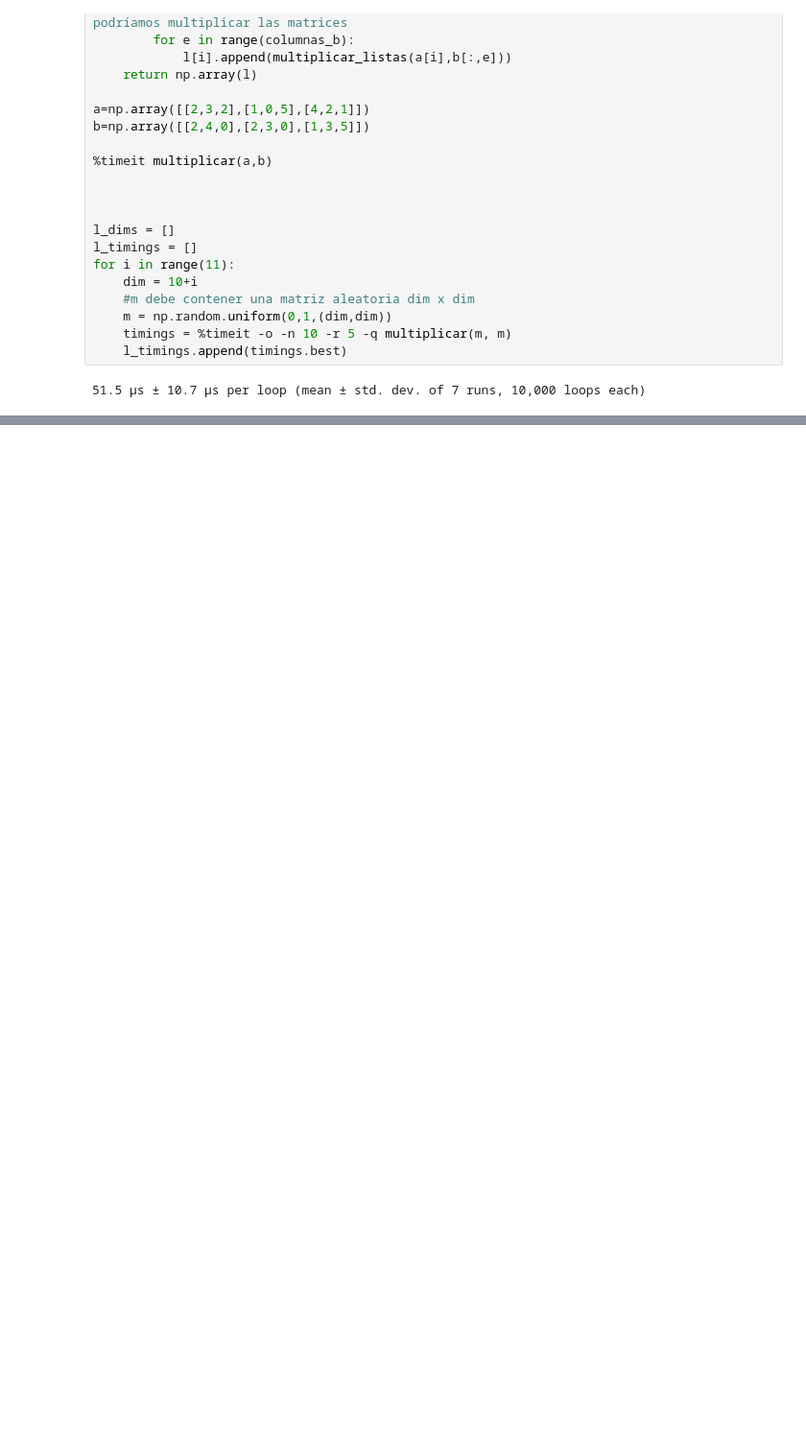
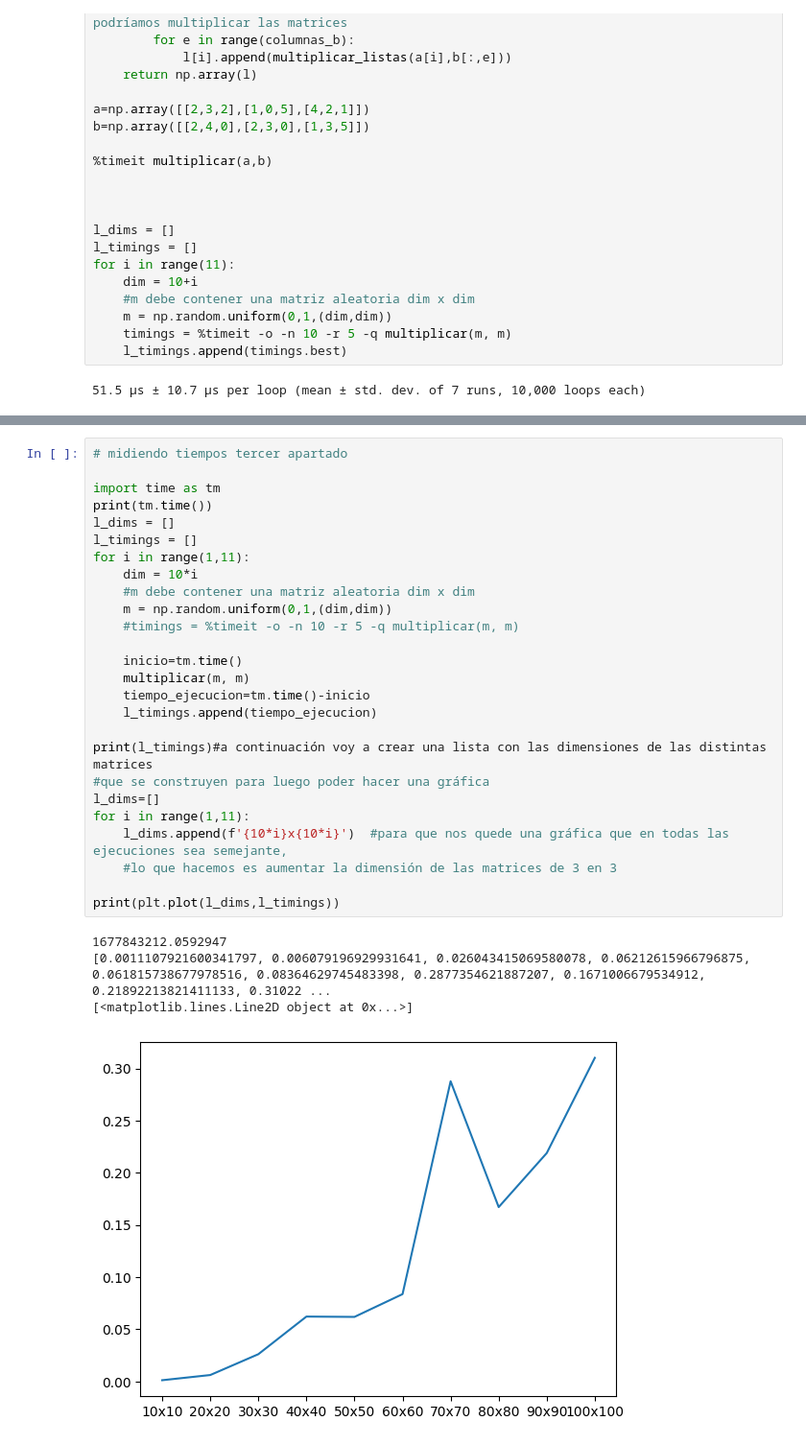
Before and after one commit to daviloncio/2o-cuatri, a Jupyter notebook: AN.ALGORITMOS PRACTICAS.ipynb, the cells around one changed output, grey strips where cells are left out. Shown: that part at 96% size. Drawn from its saved outputs; the diff is of its cells as text; blank space fills up the shorter version.

```diff
--- a/AN.ALGORITMOS PRACTICAS.ipynb
+++ b/AN.ALGORITMOS PRACTICAS.ipynb
@@ -95,0 +98,31 @@ ModuleNotFoundError: No module named 'matplotlib'
+# %%
+# midiendo tiempos tercer apartado
+
+import time as tm
+print(tm.time())
+l_dims = []
+l_timings = []
+for i in range(1,11):
+    dim = 10*i
+    #m debe contener una matriz aleatoria dim x dim
+    m = np.random.uniform(0,1,(dim,dim))
+    #timings = %timeit -o -n 10 -r 5 -q multiplicar(m, m)
+
+    inicio=tm.time()
+    multiplicar(m, m)
+    tiempo_ejecucion=tm.time()-inicio
+    l_timings.append(tiempo_ejecucion)
+
+print(l_timings)#a continuación voy a crear una lista con las dimensiones de las distintas matrices
+#que se construyen para luego poder hacer una gráfica
+l_dims=[]
+for i in range(1,11):
+    l_dims.append(f'{10*i}x{10*i}')  #para que nos quede una gráfica que en todas las ejecuciones sea semejante,
+    #lo que hacemos es aumentar la dimensión de las matrices de 3 en 3
+
+print(plt.plot(l_dims,l_timings))
+# %% [output]
+1677843212.0592947
+[0.0011107921600341797, 0.006079196929931641, 0.026043415069580078, 0.06212615966796875, 0.061815738677978516, 0.08364629745483398, 0.2877354621887207, 0.1671006679534912, 0.21892213821411133, 0.31022 ...
+[<matplotlib.lines.Line2D object at 0x...>]
+[figure, added]
```
Also changed, not shown: parts of 4 cells of this notebook, 1 other file.
